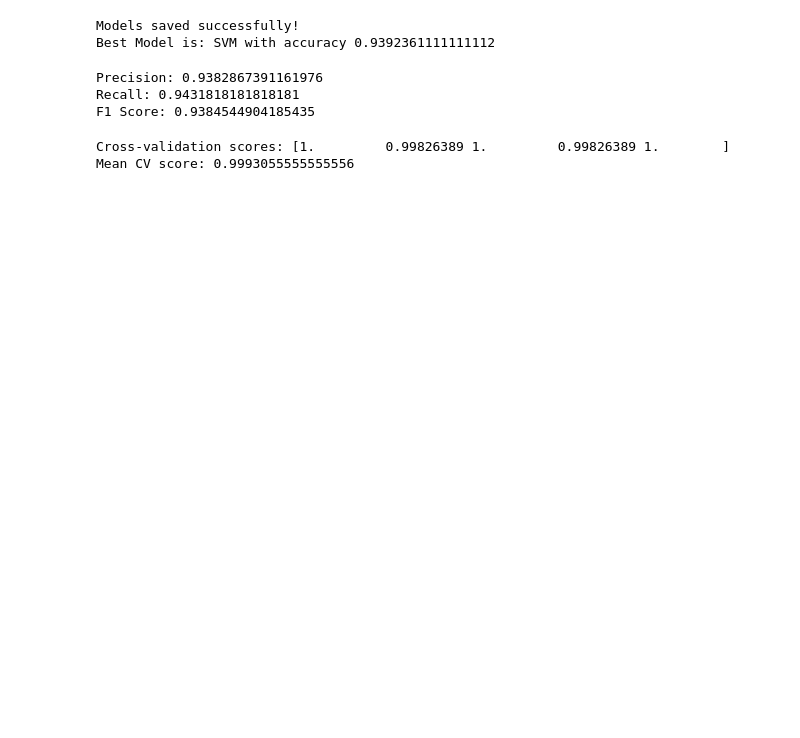
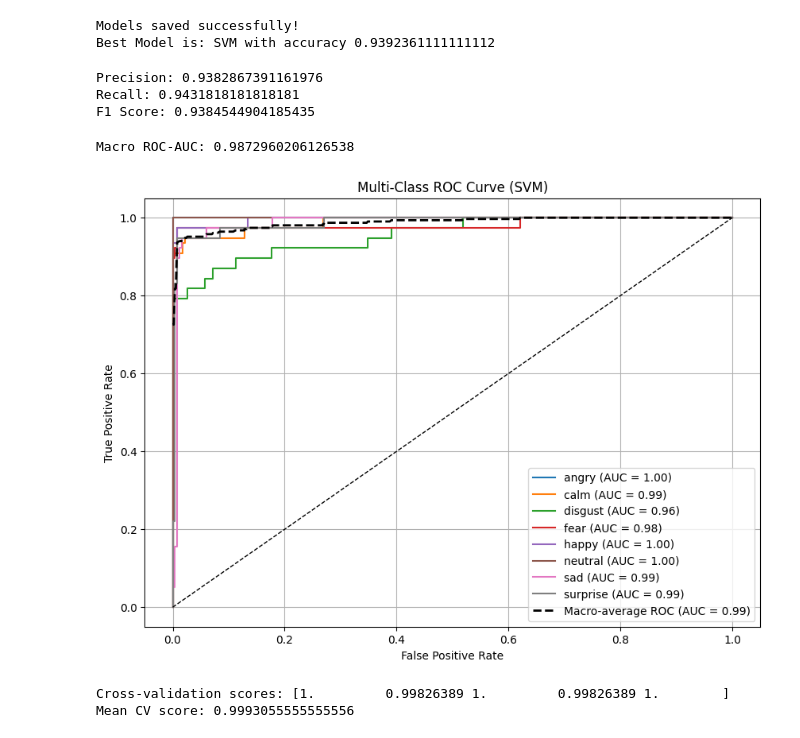
Before and after one commit to darkkieee/speech-emotion-classification, a Jupyter notebook: notebooks/02_train_models.ipynb, the cells around one changed output. Cells and saved outputs as stored; diff of their text form; code cells hidden in the pictures; blank space fills up the shorter version.

```diff
--- a/notebooks/02_train_models.ipynb
+++ b/notebooks/02_train_models.ipynb
@@ -133,6 +239,74 @@ print("F1 Score:", f1_score(y_test, y_pred, average='macro'))
 Precision: 0.9382867391161976
 Recall: 0.9431818181818181
 F1 Score: 0.9384544904185435
+# %%
+from sklearn.preprocessing import label_binarize
+from sklearn.metrics import roc_auc_score
+
+# Binarize true labels for multi-class ROC-AUC
+y_test_bin = label_binarize(y_test, classes=best_model.classes_)
+
+# Get decision scores from SVM
+y_score = best_model.decision_function(X_test_scaled)
+
+# Compute macro-average ROC-AUC
+roc_auc = roc_auc_score(y_test_bin, y_score, average='macro')
+
+print("Macro ROC-AUC:", roc_auc)
+# %% [output]
+Macro ROC-AUC: 0.9872960206126538
+# %%
+from sklearn.preprocessing import label_binarize
+from sklearn.metrics import roc_curve, auc
+import matplotlib.pyplot as plt
+import numpy as np
+
+
+y_test_bin = label_binarize(y_test, classes=best_model.classes_)
+
+
+y_score = best_model.decision_function(X_test_scaled)
+
+n_classes = y_test_bin.shape[1]
+
+
+fpr = dict()
+tpr = dict()
+roc_auc = dict()
+
+for i in range(n_classes):
+    fpr[i], tpr[i], _ = roc_curve(y_test_bin[:, i], y_score[:, i])
+    roc_auc[i] = auc(fpr[i], tpr[i])
+
+all_fpr = np.unique(np.concatenate([fpr[i] for i in range(n_classes)]))
+
+
+mean_tpr = np.zeros_like(all_fpr)
+for i in range(n_classes):
+    mean_tpr += np.interp(all_fpr, fpr[i], tpr[i])
+
+mean_tpr /= n_classes
+
+
+macro_roc_auc = auc(all_fpr, mean_tpr)
+
+
+plt.figure(figsize=(10,7))
+for i in range(n_classes):
+    plt.plot(fpr[i], tpr[i], lw=1.5, label=f"{best_model.classes_[i]} (AUC = {roc_auc[i]:.2f})")
+
+plt.plot(all_fpr, mean_tpr, color='black', linestyle='--',
+         label=f"Macro-average ROC (AUC = {macro_roc_auc:.2f})", linewidth=2)
+
+plt.plot([0,1],[0,1], 'k--', lw=1)
+plt.xlabel("False Positive Rate")
+plt.ylabel("True Positive Rate")
+plt.title("Multi-Class ROC Curve (SVM)")
+plt.legend(loc="lower right")
+plt.grid(True)
+plt.show()
+# %% [output]
+[figure, added]
 # %%
 scaler = StandardScaler()
 X_scaled = scaler.fit_transform(X)
```
Also changed, not shown: parts of 7 cells of this notebook, 1 other file.
